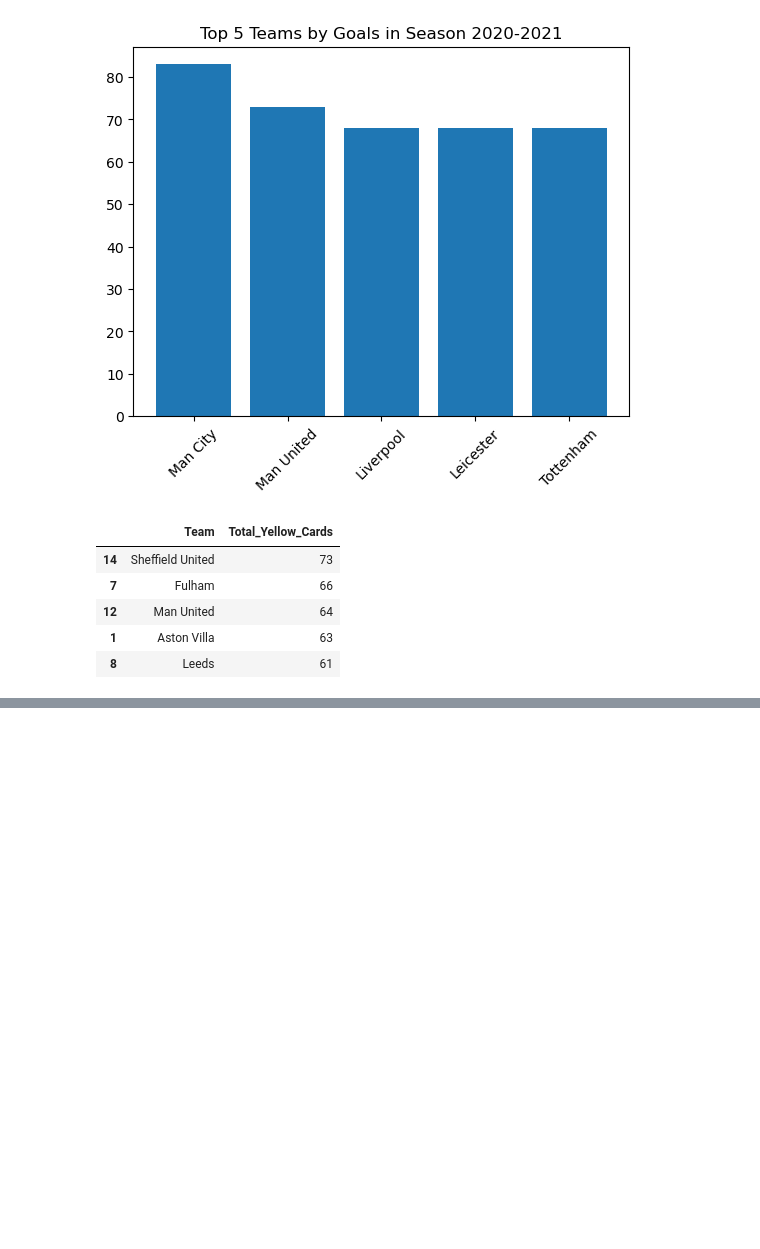
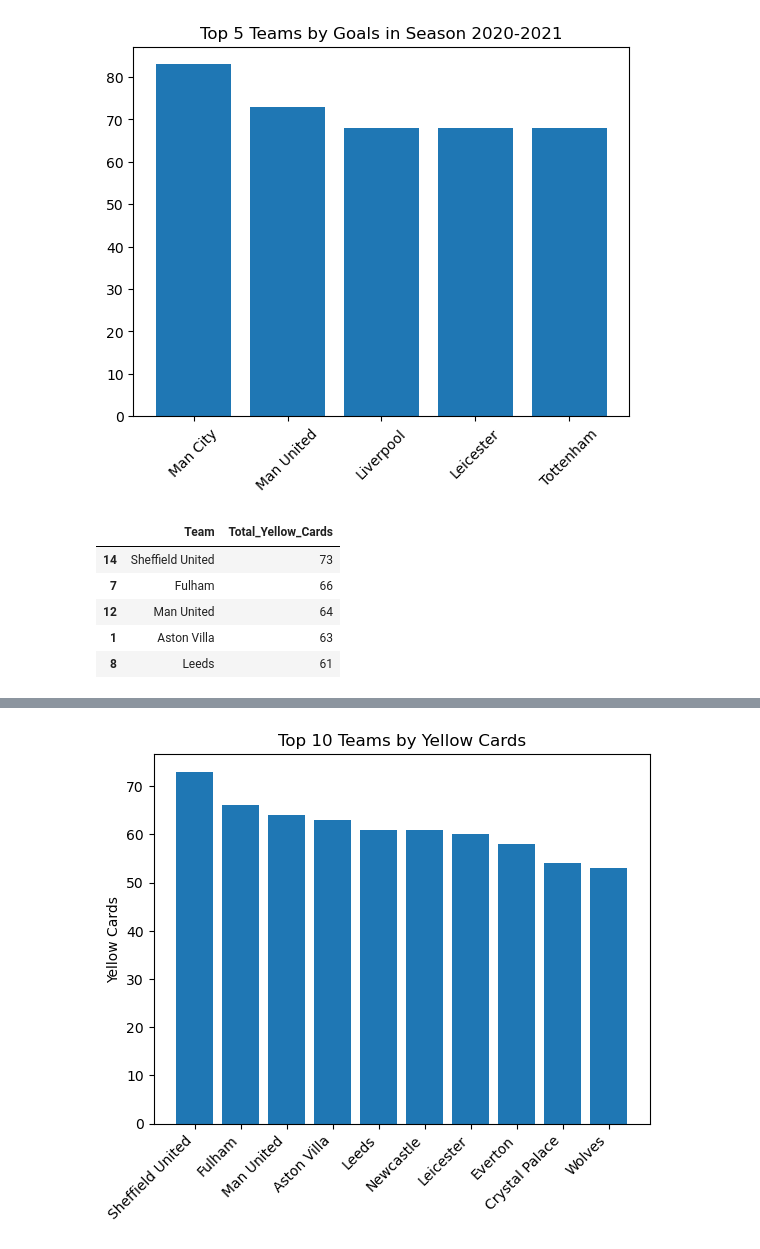
Before and after one commit to dimliaro/PremierLeagueStats, a Jupyter notebook: PLstats.ipynb, the cells around one changed output, grey strips where cells are left out. Cells and saved outputs as stored; diff of their text form; code cells hidden in the pictures; blank space fills up the shorter version.

```diff
--- a/PLstats.ipynb
+++ b/PLstats.ipynb
@@ -25,3 +5,0 @@ memory usage: 314.8+ KB
-# %%
-for c in df_1.columns:
-    print(c)
@@ -182,0 +217,12 @@ total_yellows.sort_values("Total_Yellow_Cards", ascending=False).head()
+# %%
+# total_yellows: DataFrame with columns ["Team","Total_Yellow_Cards"]
+top10 = total_yellows.sort_values("Total_Yellow_Cards", ascending=False).head(10)
+
+plt.figure()
+plt.bar(top10["Team"], top10["Total_Yellow_Cards"])
+plt.xticks(rotation=45, ha="right")
+plt.title("Top 10 Teams by Yellow Cards")
+plt.ylabel("Yellow Cards")
+plt.show()
+# %% [output]
+[figure, added]
```
Also changed, not shown: parts of 5 cells of this notebook, 1 other file.
